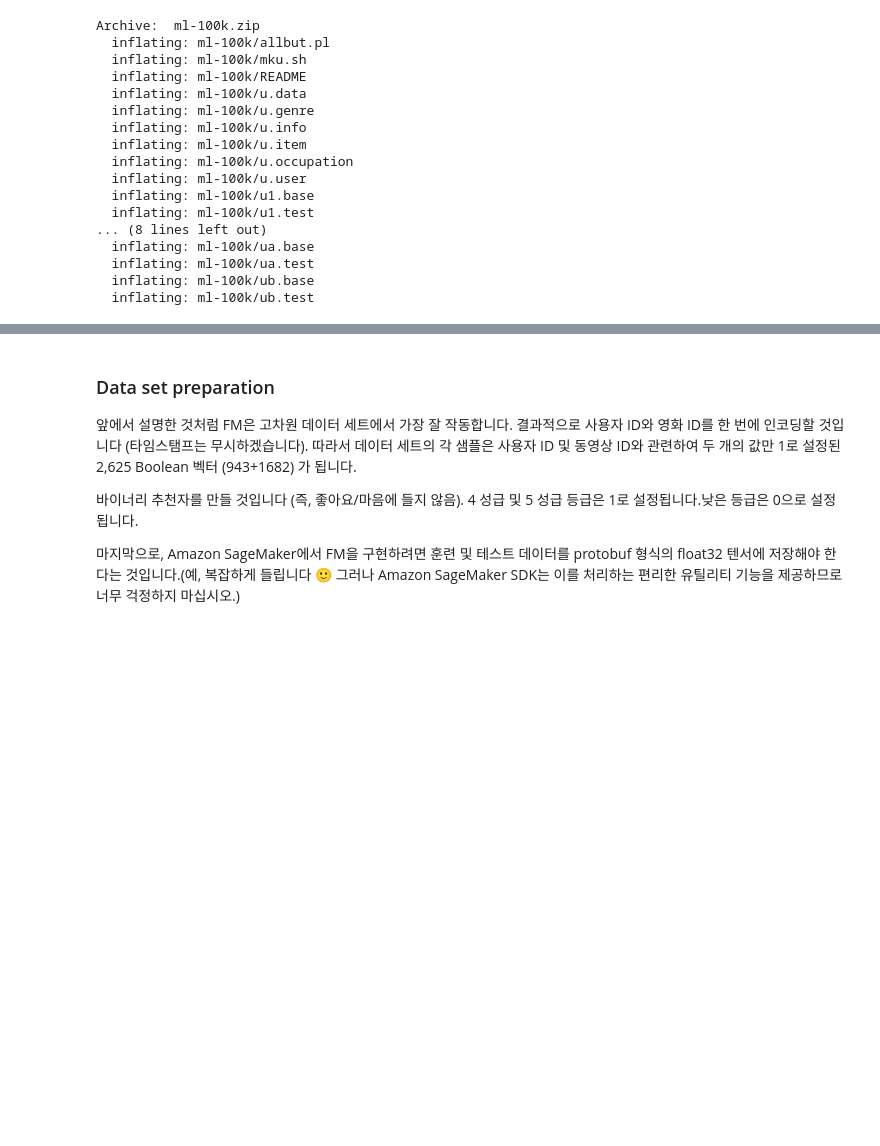
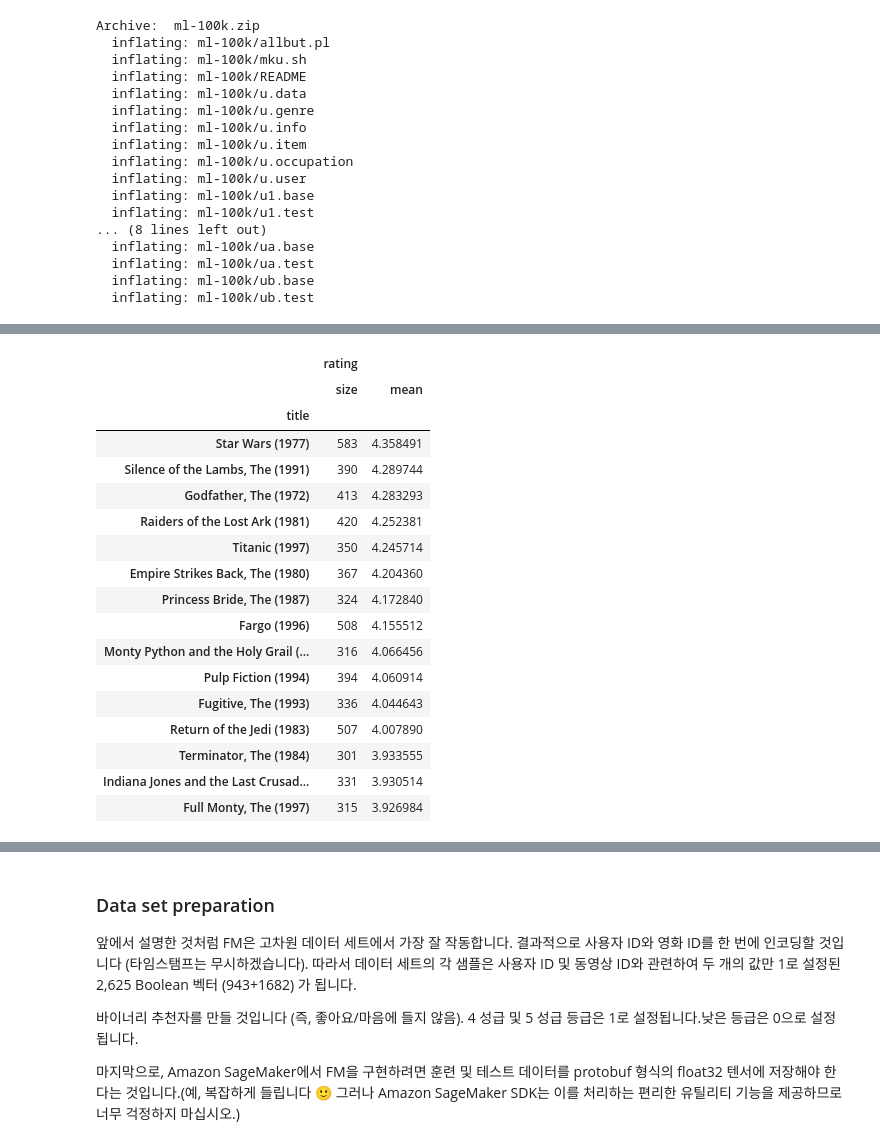
Before and after one commit to lunarian60/recommendation, a Jupyter notebook: factorization-machine/factorization-machine.ipynb, the cells around one changed output, grey strips where cells are left out. Cells and saved outputs as stored; diff of their text form; code cells hidden in the pictures; blank space fills up the shorter version.

```diff
--- a/factorization-machine/factorization-machine.ipynb
+++ b/factorization-machine/factorization-machine.ipynb
@@ -109,0 +183,3 @@ Archive:  ml-100k.zip
+# %%
+movie_stats = lens.groupby('title').agg({'rating': [np.size, np.mean]})
+movie_stats.head()
@@ -109,0 +207,22 @@ Archive:  ml-100k.zip
+# %%
+atleast_100 = movie_stats['rating']['size'] >= 300
+movie_stats[atleast_100].sort_values([('rating', 'mean')], ascending=False)[:15]
+# %% [output]
+|  | rating |  |
+|  | size | mean |
+| title |  |  |
+| Star Wars (1977) | 583 | 4.358491 |
+| Silence of the Lambs, The (1991) | 390 | 4.289744 |
+| Godfather, The (1972) | 413 | 4.283293 |
+| Raiders of the Lost Ark (1981) | 420 | 4.252381 |
+| Titanic (1997) | 350 | 4.245714 |
+| Empire Strikes Back, The (1980) | 367 | 4.204360 |
+| Princess Bride, The (1987) | 324 | 4.172840 |
+| Fargo (1996) | 508 | 4.155512 |
+| Monty Python and the Holy Grail (... | 316 | 4.066456 |
+| Pulp Fiction (1994) | 394 | 4.060914 |
+| Fugitive, The (1993) | 336 | 4.044643 |
+| Return of the Jedi (1983) | 507 | 4.007890 |
+| Terminator, The (1984) | 301 | 3.933555 |
+| Indiana Jones and the Last Crusad... | 331 | 3.930514 |
+| Full Monty, The (1997) | 315 | 3.926984 |
```
Also changed, not shown: parts of 13 cells of this notebook.
